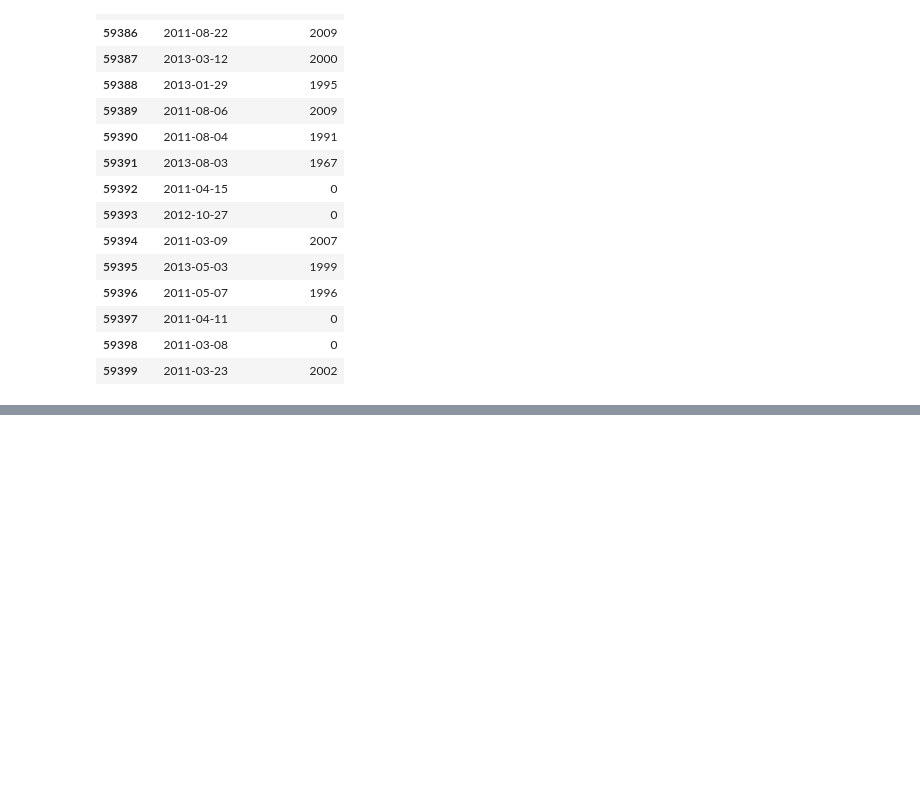
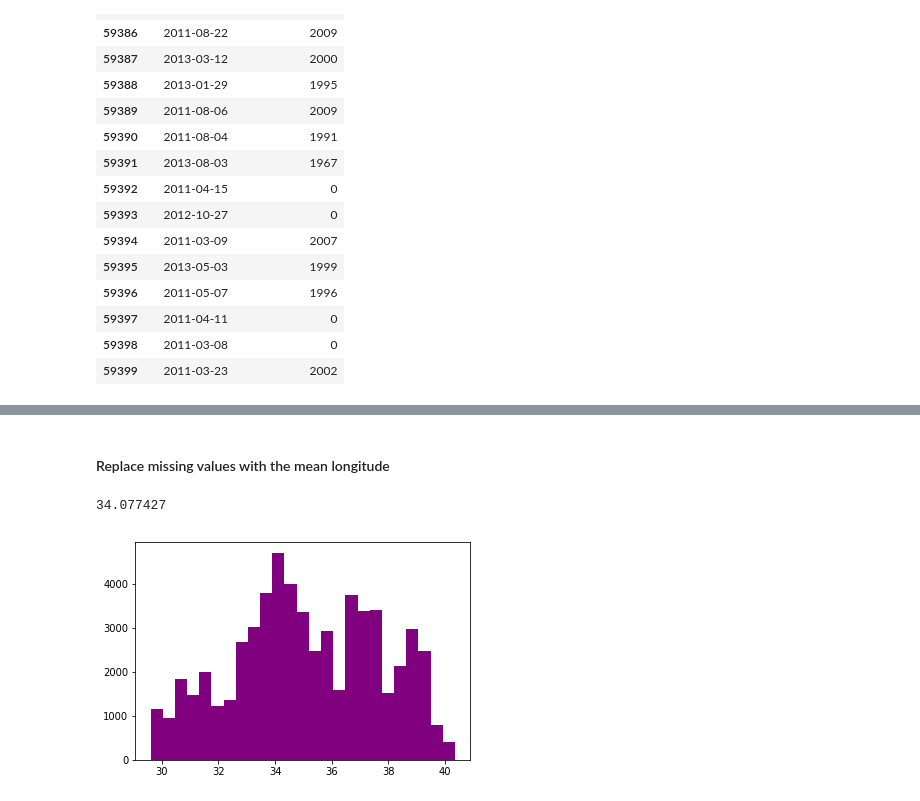
Before and after one commit to MagicMilly/dsc-3-final-project-online-ds-ft-100118, a Jupyter notebook: student.ipynb, the cells around one changed output, grey strips where cells are left out. Cells and saved outputs as stored; diff of their text form; code cells hidden in the pictures; blank space fills up the shorter version.

```diff
--- a/student.ipynb
+++ b/student.ipynb
@@ -484,0 +536,13 @@ date_df.tail(15)
+# %% [markdown]
+#### Replace missing values with the mean longitude
+# %%
+mean_long = round(df.longitude.mean(), 6)
+mean_long
+# %% [output]
+34.077427
+# %%
+df.longitude.replace({0.000000: mean_long}, inplace=True)
+# %%
+plt.hist(df.longitude, color='purple', bins=25);
+# %% [output]
+[figure, added]
```
Also changed, not shown: parts of 125 cells of this notebook.
